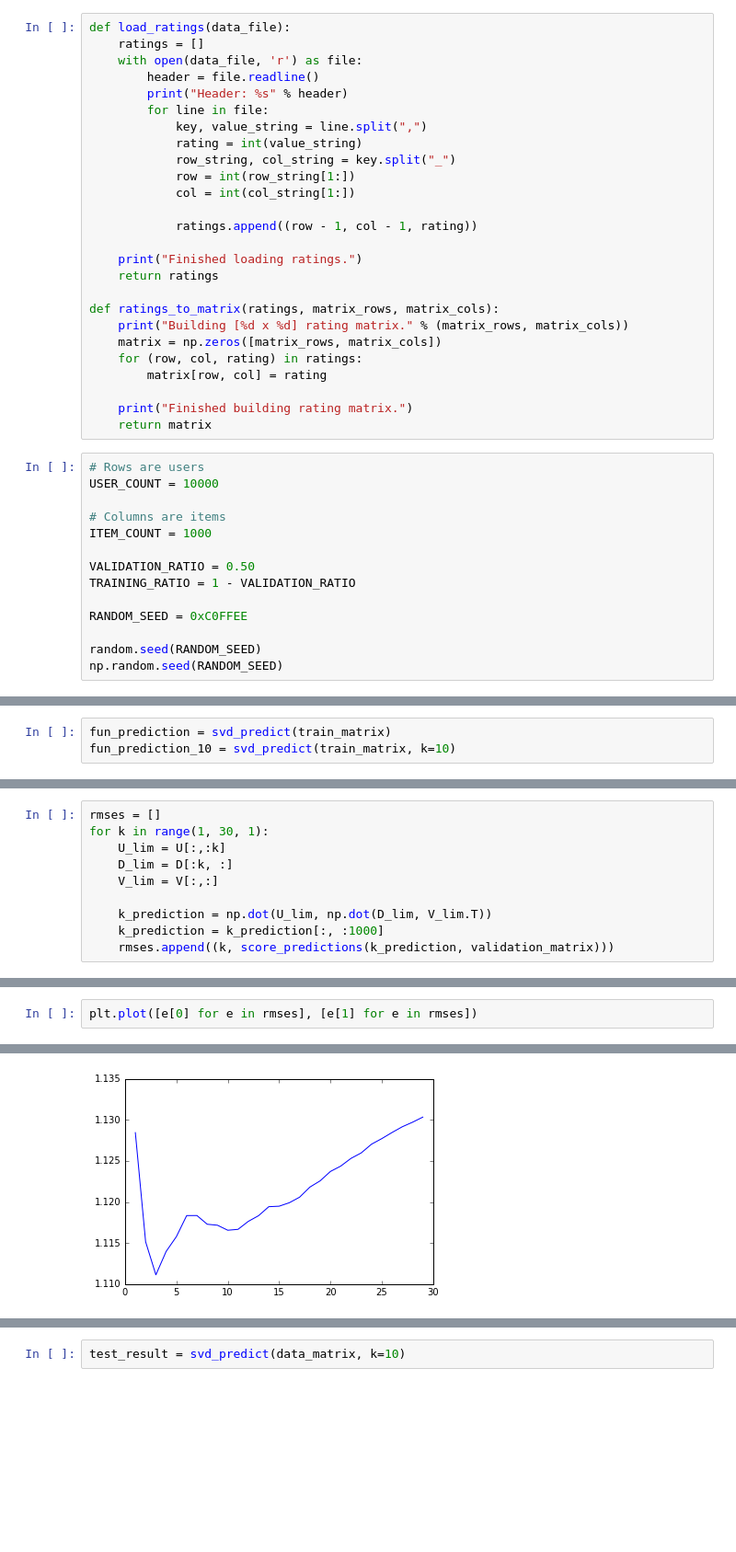
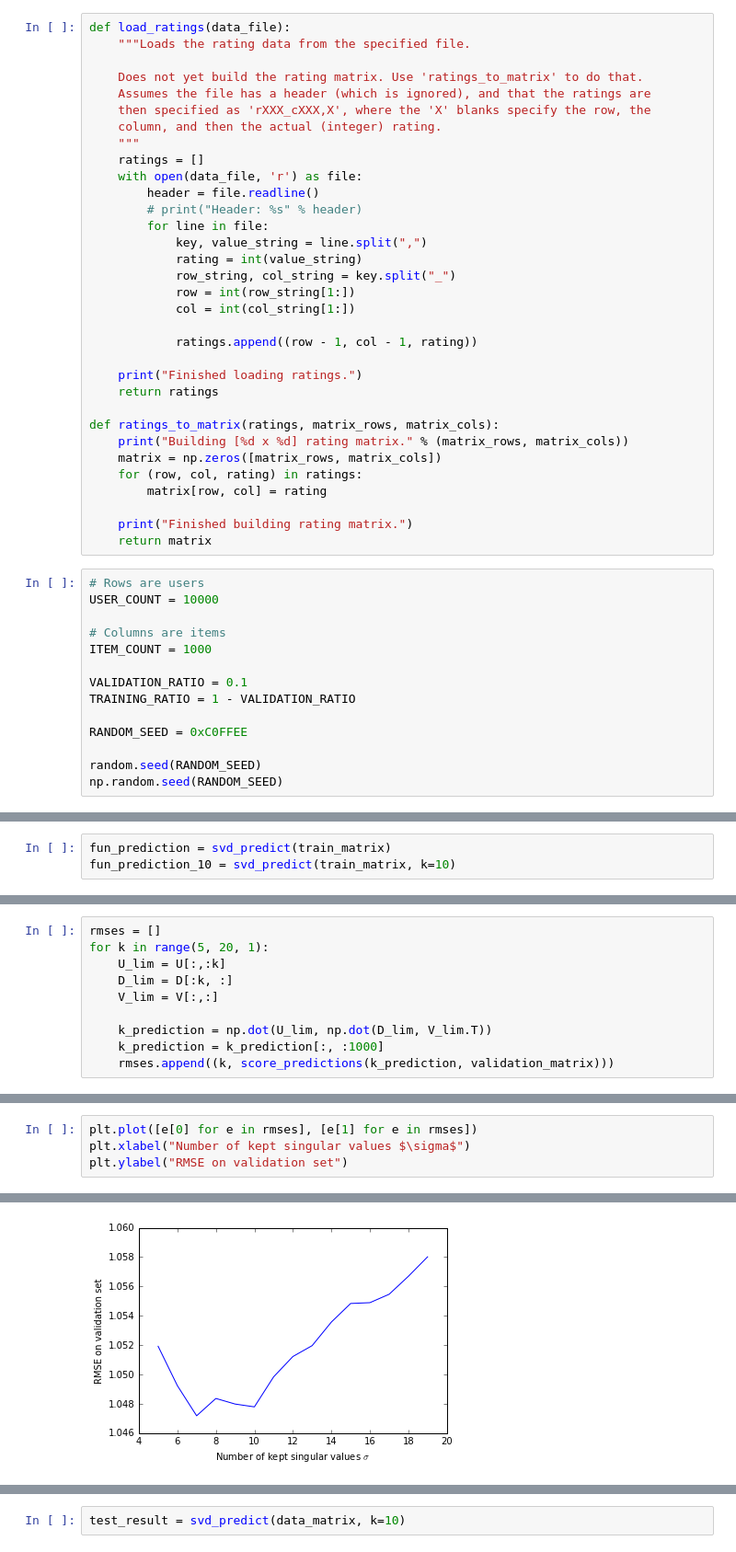
Before and after one commit to AndreiBarsan/cil-exercises, a Jupyter notebook: cil-exercise-03.ipynb, the cells around one changed output, grey strips where cells are left out. Shown at 92% size. Saved outputs shown, nothing was run; the diff lists cells and outputs as text; blank space fills up the shorter version.

```diff
--- a/cil-exercise-03.ipynb
+++ b/cil-exercise-03.ipynb
@@ -206,10 +206,17 @@ In closing, Bob's ratings do affect our prediction system, since they add more i
 # Problem 2: Collaborative Filtering
 # %%
 def load_ratings(data_file):
+    """Loads the rating data from the specified file.
+
+    Does not yet build the rating matrix. Use 'ratings_to_matrix' to do that.
+    Assumes the file has a header (which is ignored), and that the ratings are
+    then specified as 'rXXX_cXXX,X', where the 'X' blanks specify the row, the
+    column, and then the actual (integer) rating.
+    """
     ratings = []
     with open(data_file, 'r') as file:
         header = file.readline()
-        print("Header: %s" % header)
+        # print("Header: %s" % header)
         for line in file:
             key, value_string = line.split(",")
             rating = int(value_string)
@@ -237,7 +244,7 @@ USER_COUNT = 10000
 # Columns are items
 ITEM_COUNT = 1000
 
-VALIDATION_RATIO = 0.50
+VALIDATION_RATIO = 0.1
 TRAINING_RATIO = 1 - VALIDATION_RATIO
 
 RANDOM_SEED = 0xC0FFEE
@@ -477,6 +438,6 @@ print(rmse(derp_prediction, train_matrix))
 # %%
 rmses = []
-for k in range(1, 30, 1):
+for k in range(5, 20, 1):
     U_lim = U[:,:k]
     D_lim = D[:k, :]
     V_lim = V[:,:]
@@ -505,3 +464,5 @@ We have 694053 validation data points.
 # %%
 plt.plot([e[0] for e in rmses], [e[1] for e in rmses])
+plt.xlabel("Number of kept singular values $\sigma$")
+plt.ylabel("RMSE on validation set")
 # %% [output]
@@ -509,4 +470,4 @@ plt.plot([e[0] for e in rmses], [e[1] for e in rmses])
-[figure, old version]
+[figure, new version]
 # %%
 for (k, err) in rmses:
     print("%d: %.6f" % (k, err))
```
Also changed, not shown: parts of 19 cells of this notebook.
